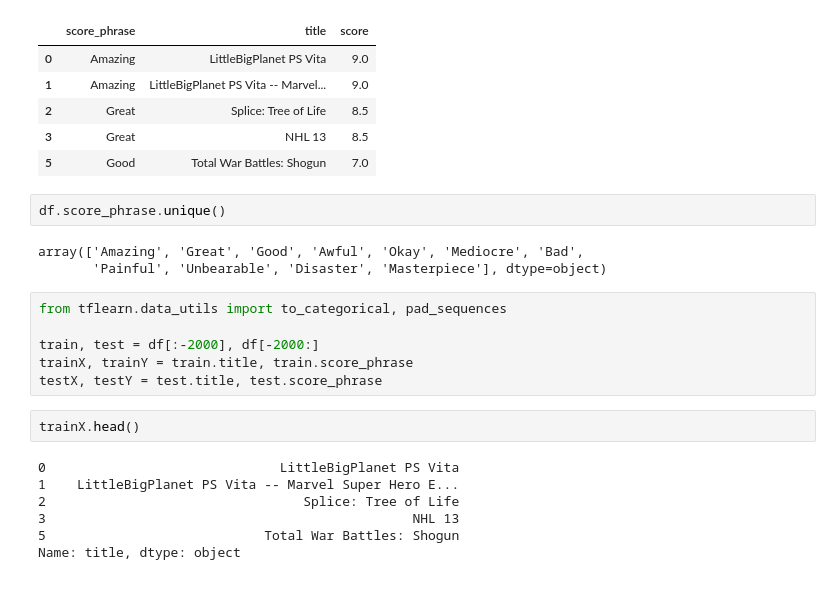
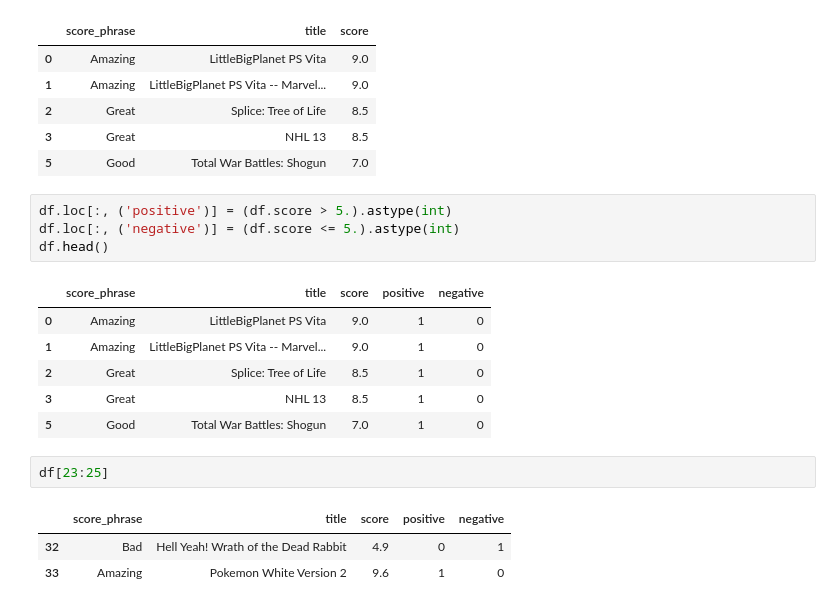
Before and after one commit to SiRi13/tfLearnVideoGames, a Jupyter notebook: sentimentClassifierWithTFLearn.ipynb, the cells around one changed output. Drawn from its saved outputs; the diff is of its cells as text.

```diff
--- a/sentimentClassifierWithTFLearn.ipynb
+++ b/sentimentClassifierWithTFLearn.ipynb
@@ -34,23 +29,20 @@ df.head()
 | 2 | Great | Splice: Tree of Life | 8.5 |
 | 3 | Great | NHL 13 | 8.5 |
 | 5 | Good | Total War Battles: Shogun | 7.0 |
-# %%
-df.score_phrase.unique()
-# %% [output]
-array(['Amazing', 'Great', 'Good', 'Awful', 'Okay', 'Mediocre', 'Bad',
-       'Painful', 'Unbearable', 'Disaster', 'Masterpiece'], dtype=object)
-# %%
-from tflearn.data_utils import to_categorical, pad_sequences
-
-train, test = df[:-2000], df[-2000:]
-trainX, trainY = train.title, train.score_phrase
-testX, testY = test.title, test.score_phrase
-# %%
-trainX.head()
-# %% [output]
-0                              LittleBigPlanet PS Vita
-1    LittleBigPlanet PS Vita -- Marvel Super Hero E...
-2                                 Splice: Tree of Life
-3                                               NHL 13
-5                            Total War Battles: Shogun
-Name: title, dtype: object
+# %%
+df.loc[:, ('positive')] = (df.score > 5.).astype(int)
+df.loc[:, ('negative')] = (df.score <= 5.).astype(int)
+df.head()
+# %% [output]
+|  | score_phrase | title | score | positive | negative |
+| 0 | Amazing | LittleBigPlanet PS Vita | 9.0 | 1 | 0 |
+| 1 | Amazing | LittleBigPlanet PS Vita -- Marvel... | 9.0 | 1 | 0 |
+| 2 | Great | Splice: Tree of Life | 8.5 | 1 | 0 |
+| 3 | Great | NHL 13 | 8.5 | 1 | 0 |
+| 5 | Good | Total War Battles: Shogun | 7.0 | 1 | 0 |
+# %%
+df[23:25]
+# %% [output]
+|  | score_phrase | title | score | positive | negative |
+| 32 | Bad | Hell Yeah! Wrath of the Dead Rabbit | 4.9 | 0 | 1 |
+| 33 | Amazing | Pokemon White Version 2 | 9.6 | 1 | 0 |
```
Also changed, not shown: parts of 12 cells of this notebook, 2 other files.
